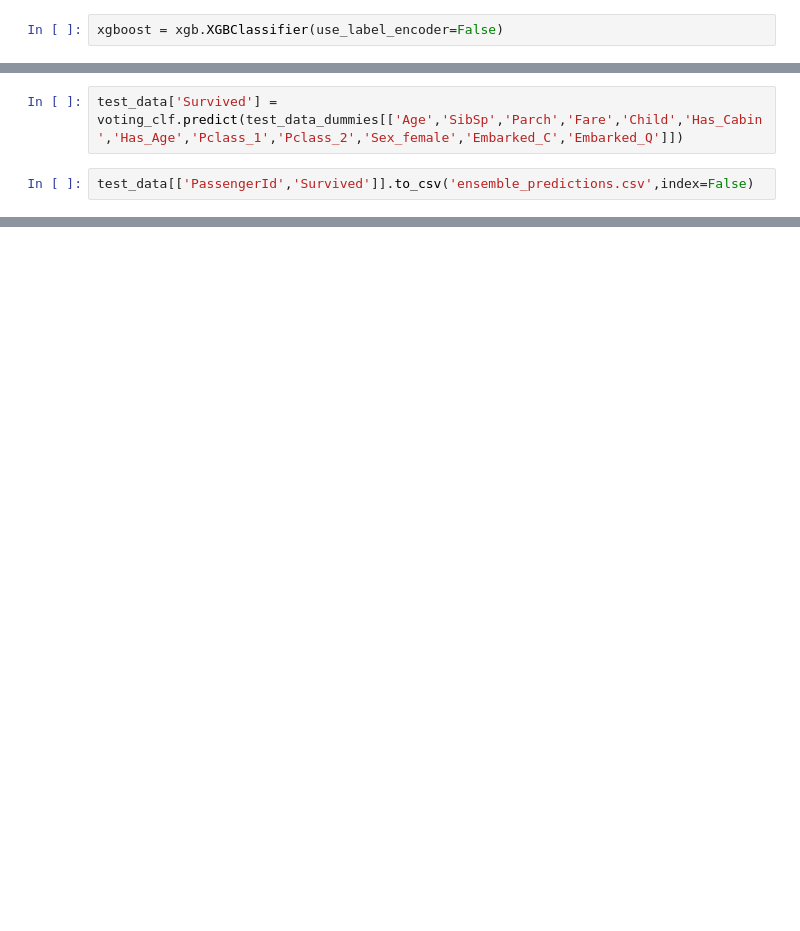
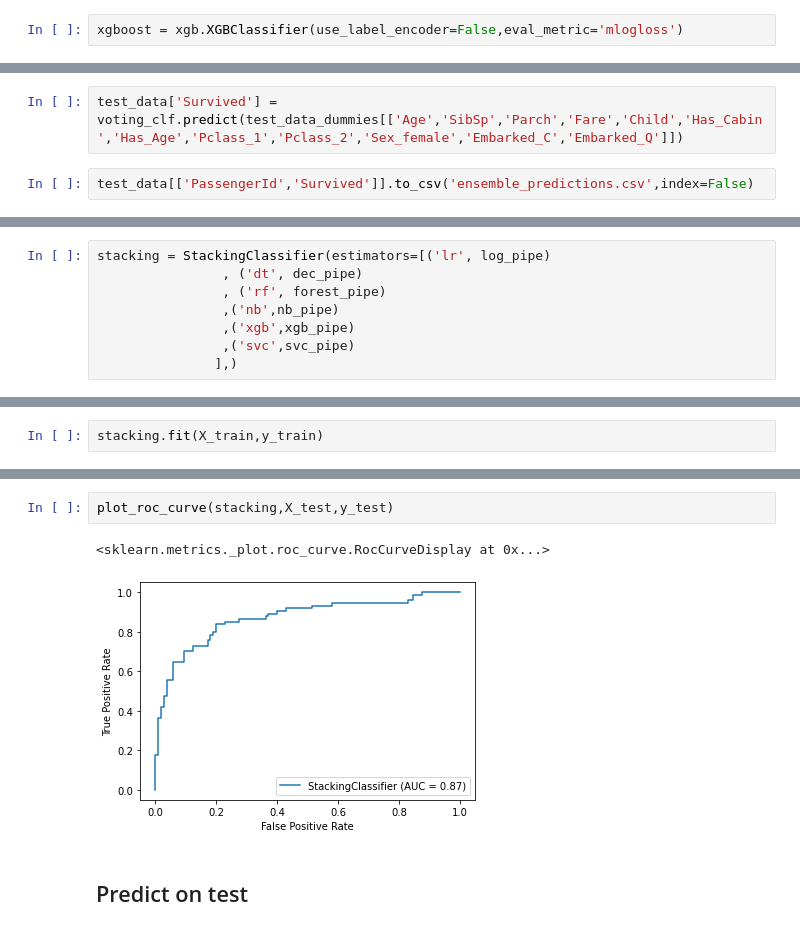
Before and after one commit to yichen-dong/titanic, a Jupyter notebook: Main.ipynb, the cells around one changed output, grey strips where cells are left out. Cells and saved outputs as stored; diff of their text form; blank space fills up the shorter version.

Commit message:
finished stacking

```diff
--- a/Main.ipynb
+++ b/Main.ipynb
@@ -792,7 +783,7 @@ Hmm not as good as the other ones
 # %%
 import xgboost as xgb
 # %%
-xgboost = xgb.XGBClassifier(use_label_encoder=False)
+xgboost = xgb.XGBClassifier(use_label_encoder=False,eval_metric='mlogloss')
 # %%
 xgb_pipe = Pipeline([('Imputer',SimpleImputer(missing_values=np.nan,strategy='mean'))
                     ,('Scaler',StandardScaler())
@@ -919,0 +902,8 @@ test_data[['PassengerId','Survived']].to_csv('ensemble_predictions.csv',index=Fa
+# %%
+stacking = StackingClassifier(estimators=[('lr', log_pipe)
+                , ('dt', dec_pipe)
+                , ('rf', forest_pipe)
+                ,('nb',nb_pipe)
+                ,('xgb',xgb_pipe)
+                ,('svc',svc_pipe)
+               ],)
@@ -919,0 +918,2 @@ test_data[['PassengerId','Survived']].to_csv('ensemble_predictions.csv',index=Fa
+# %%
+stacking.fit(X_train,y_train)
@@ -919,0 +938,7 @@ test_data[['PassengerId','Survived']].to_csv('ensemble_predictions.csv',index=Fa
+# %%
+plot_roc_curve(stacking,X_test,y_test)
+# %% [output]
+<sklearn.metrics._plot.roc_curve.RocCurveDisplay at 0x...>
+[figure, added]
+# %% [markdown]
+## Predict on test
```
Also changed, not shown: parts of 31 cells of this notebook, 1 other file.
